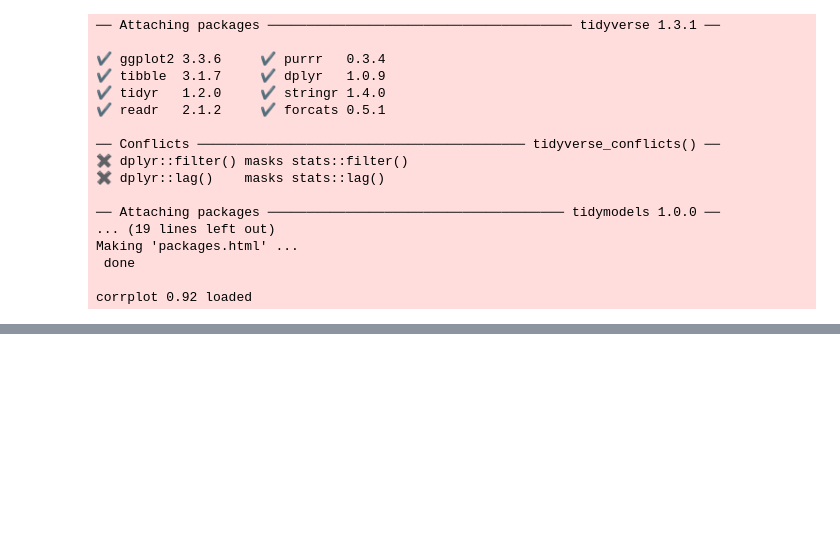
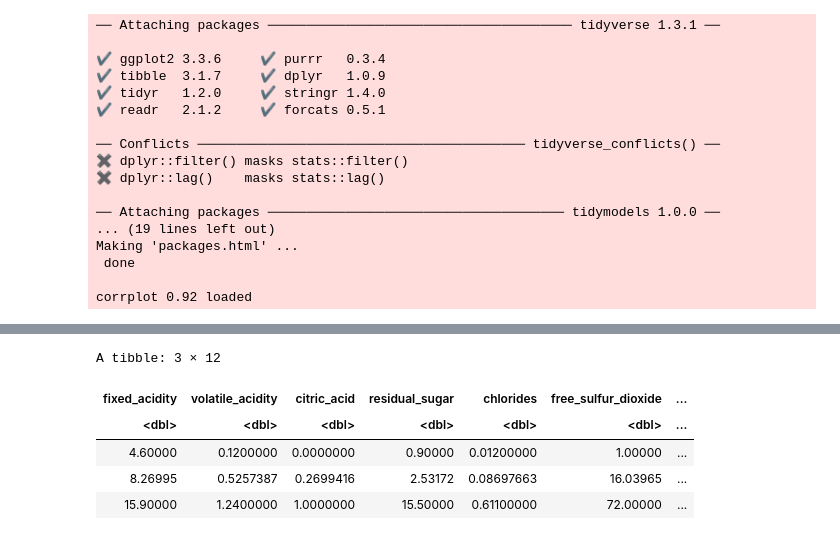
Before and after one commit to aleong2004/Wine-Quality-Prediction, a Jupyter notebook: Project.ipynb, the cells around one changed output, grey strips where cells are left out. Saved outputs shown, nothing was run; the diff lists cells and outputs as text; code cells hidden in the pictures; blank space fills up the shorter version.

```diff
--- a/Project.ipynb
+++ b/Project.ipynb
@@ -59,0 +81,21 @@ ERROR: Error in `mutate()`:
+# %%
+#summary of wine data
+
+wine_max <- wine_training |>
+            summarize(across("fixed_acidity":"quality", max, na.rm = TRUE))
+
+wine_min <- wine_training |>
+            summarize(across("fixed_acidity":"quality", min, na.rm = TRUE))
+
+wine_mean <- wine_training |>
+             summarize(across("fixed_acidity":"quality", mean, na.rm = TRUE))
+
+wine_summary <- bind_rows(wine_min, wine_mean, wine_max)
+wine_summary
+# %% [output]
+A tibble: 3 × 12
+| fixed_acidity | volatile_acidity | citric_acid | residual_sugar | chlorides | free_sulfur_dioxide | ... |
+| <dbl> | <dbl> | <dbl> | <dbl> | <dbl> | <dbl> | ... |
+| 4.60000 | 0.1200000 | 0.0000000 | 0.90000 | 0.01200000 | 1.00000 | ... |
+| 8.26995 | 0.5257387 | 0.2699416 | 2.53172 | 0.08697663 | 16.03965 | ... |
+| 15.90000 | 1.2400000 | 1.0000000 | 15.50000 | 0.61100000 | 72.00000 | ... |
```
Also changed, not shown: parts of 17 cells of this notebook.
